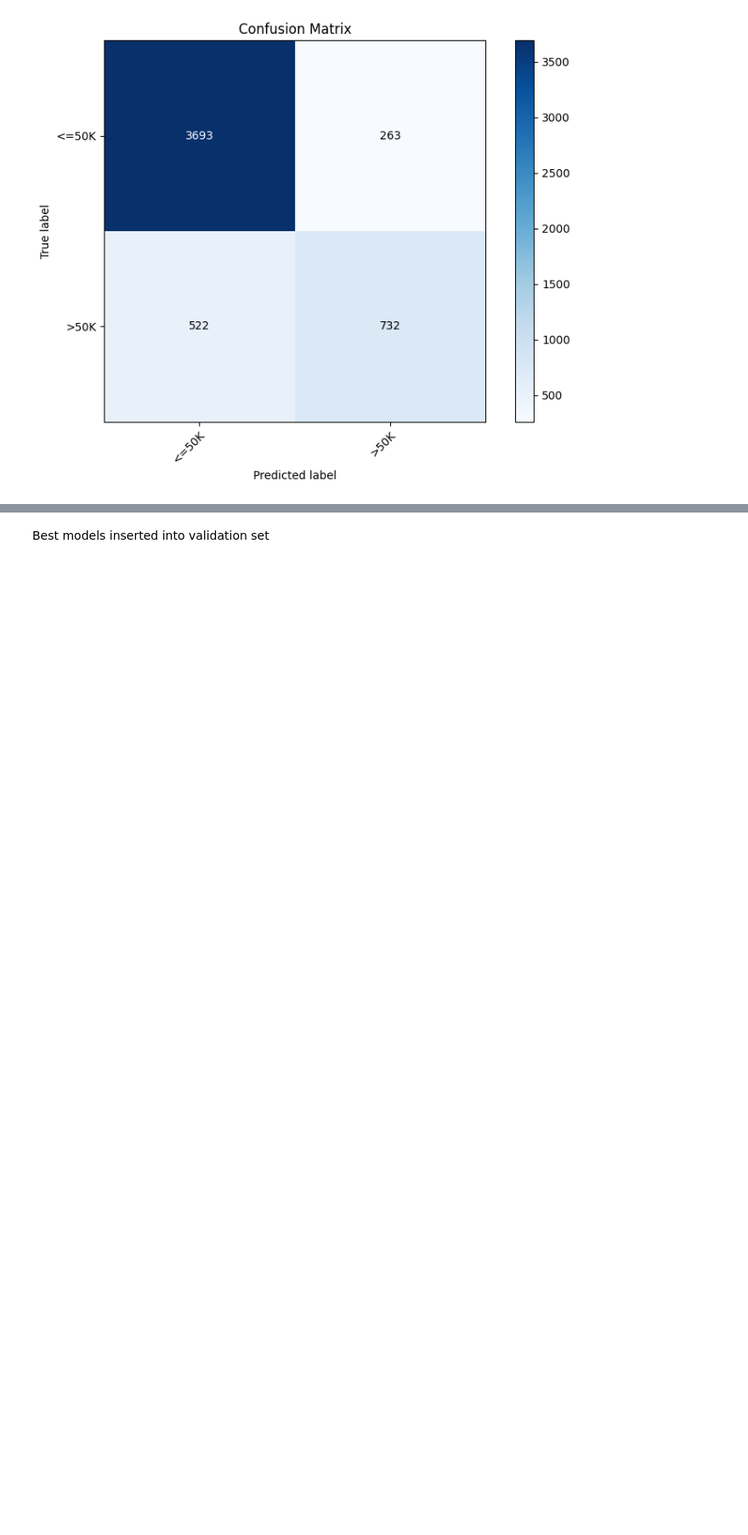
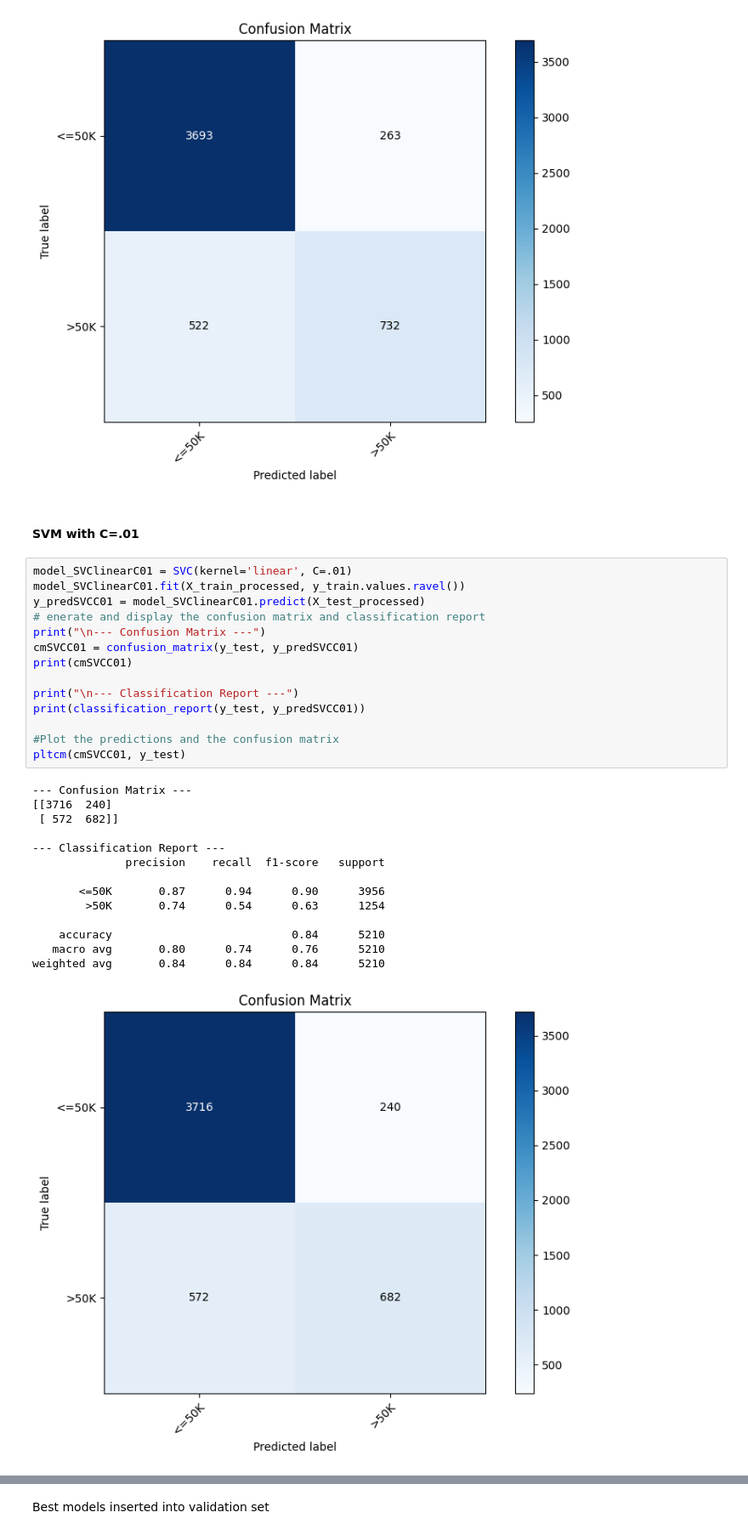
Before and after one commit to cmorris01/project1-foundations_of_classification_algorithms, a Jupyter notebook: notebooks/main.ipynb, the cells around one changed output, grey strips where cells are left out. Shown at 85% size. Drawn from its saved outputs; the diff is of its cells as text; blank space fills up the shorter version.

```diff
--- a/notebooks/main.ipynb
+++ b/notebooks/main.ipynb
@@ -251,3 +347,34 @@ Confusion Matrix:
 [[3693  263]
  [ 522  732]]
 [figure]
+# %% [markdown]
+#### SVM with C=.01
+# %%
+model_SVClinearC01 = SVC(kernel='linear', C=.01)
+model_SVClinearC01.fit(X_train_processed, y_train.values.ravel())
+y_predSVCC01 = model_SVClinearC01.predict(X_test_processed)
+# enerate and display the confusion matrix and classification report
+print("\n--- Confusion Matrix ---")
+cmSVCC01 = confusion_matrix(y_test, y_predSVCC01)
+print(cmSVCC01)
+
+print("\n--- Classification Report ---")
+print(classification_report(y_test, y_predSVCC01))
+
+#Plot the predictions and the confusion matrix
+pltcm(cmSVCC01, y_test)
+# %% [output]
+--- Confusion Matrix ---
+[[3716  240]
+ [ 572  682]]
+
+--- Classification Report ---
+              precision    recall  f1-score   support
+
+       <=50K       0.87      0.94      0.90      3956
+        >50K       0.74      0.54      0.63      1254
+
+    accuracy                           0.84      5210
+   macro avg       0.80      0.74      0.76      5210
+weighted avg       0.84      0.84      0.84      5210
+[figure, added]
```
Also changed, not shown: parts of 19 cells of this notebook.
